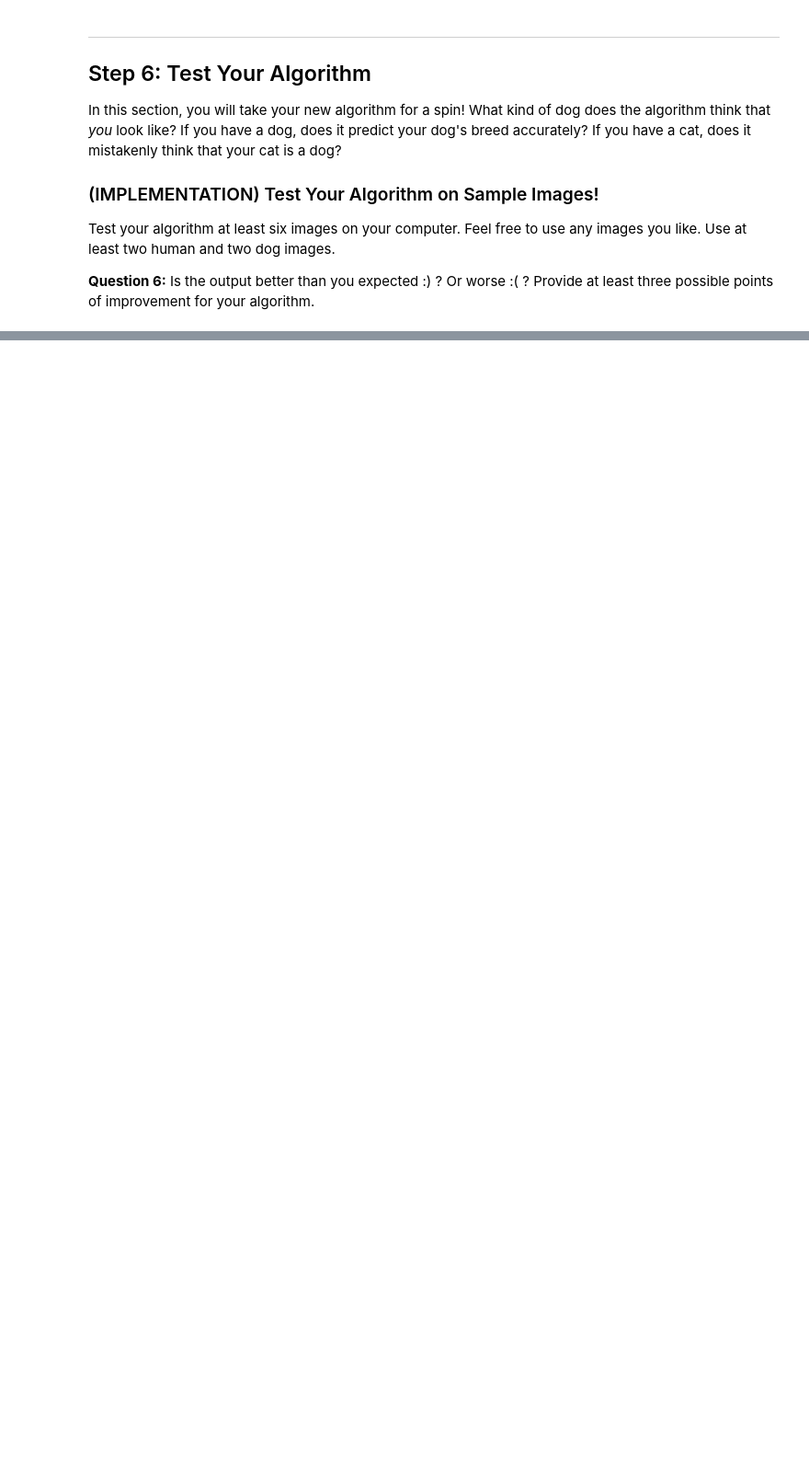
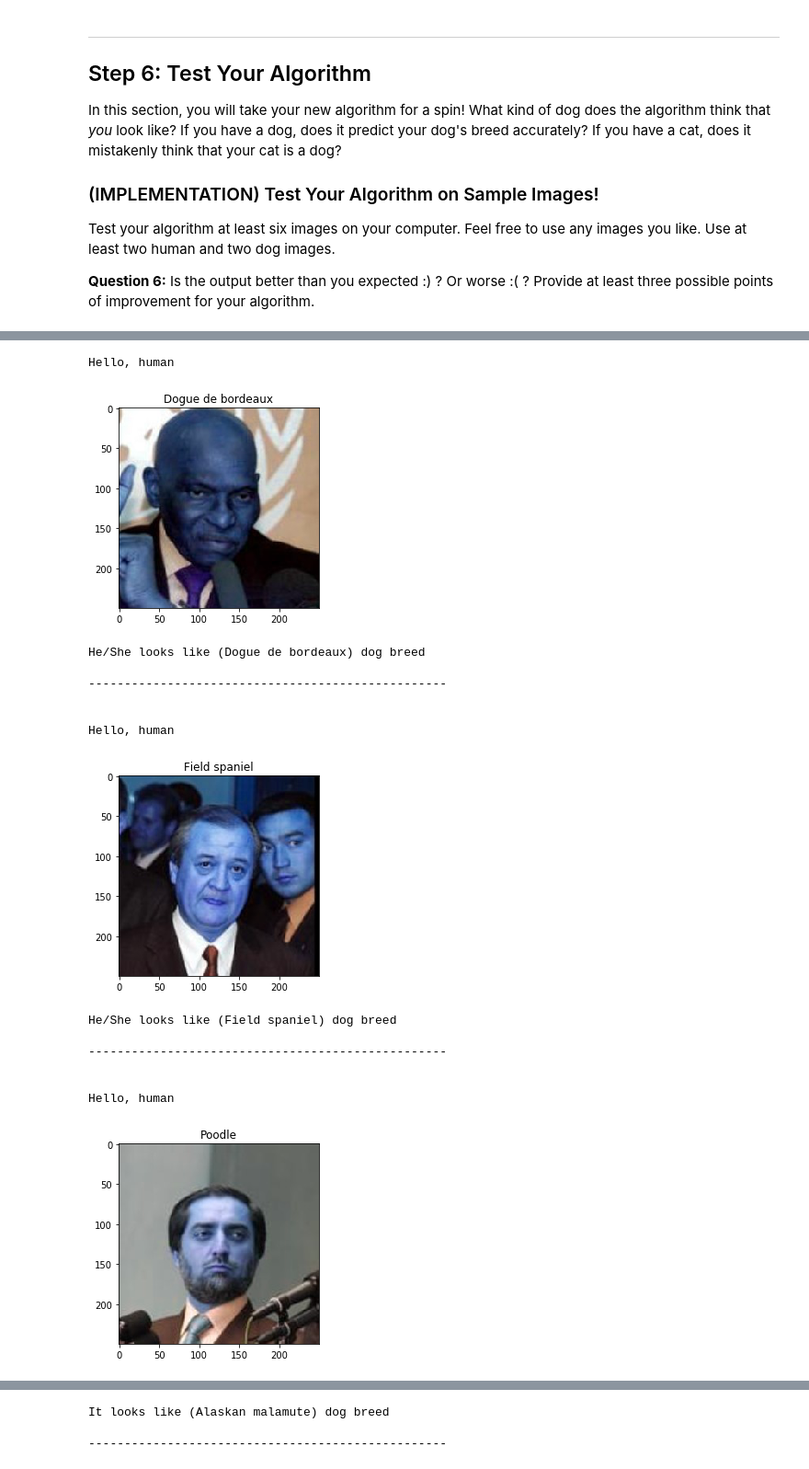
Before and after one commit to Abdulrahman-Khalid/dog-breed-classification-CNN, a Jupyter notebook: dog_app.ipynb, the cells around one changed output, grey strips where cells are left out. Shown at 92% size. Drawn from its saved outputs; the diff is of its cells as text; code cells hidden in the pictures; blank space fills up the shorter version.

```diff
--- a/dog_app.ipynb
+++ b/dog_app.ipynb
@@ -474,4 +732,12 @@ optimizer_transfer = None
+# %%
+criterion_transfer = nn.CrossEntropyLoss()
+optimizer_transfer = optim.SGD(model_transfer.classifier.parameters(), lr=0.001, momentum=0.9) # model_transfer.fc parameters only
 # %% [markdown]
 ### (IMPLEMENTATION) Train and Validate the Model
 
 Train and validate your model in the code cell below.  [Save the final model parameters](http://pytorch.org/docs/master/notes/serialization.html) at filepath `'model_transfer.pt'`.
+# %%
+# train the model
+n_epochs = 10
+model_transfer = train(n_epochs, loaders_transfer, model_transfer, optimizer_transfer,
+                       criterion_transfer, use_cuda, 'Models/model_transfer.pt')
@@ -478,6 +762,3 @@ Train and validate your model in the code cell below.  [Save the final model par
 # %%
-# train the model
-model_transfer = # train(n_epochs, loaders_transfer, model_transfer, optimizer_transfer, criterion_transfer, use_cuda, 'model_transfer.pt')
-
 # load the model that got the best validation accuracy (uncomment the line below)
-#model_transfer.load_state_dict(torch.load('model_transfer.pt'))
+model_transfer.load_state_dict(torch.load('Models/model_transfer.pt'))
@@ -528,3 +824,30 @@ def run_app(img_path):
+# %%
+### TODO: Write your algorithm.
+### Feel free to use as many code cells as needed.
+def show_image(img_path, breed, size = (16,4)):
+    plt.figure(figsize=size)
+    plt.title(breed)
+    image = cv2.imread(img_path)
+    plt.imshow(image)
+    plt.show()
+
+def run_app(img_path):
+    ## handle cases for a human face, dog, and neither
+    is_human = face_detector(img_path)
+    is_dog = dog_detector(img_path)
+    breed = predict_breed_transfer(img_path)
+    if(is_human):
+        print('Hello, human')
+        show_image(img_path, breed)
+        print("He/She looks like (" + breed+ ") dog breed")
+    elif(is_dog):
+        print('It is dog')
+        show_image(img_path, breed)
+        print("It looks like (" + breed+ ") dog breed")
+    else:
+        print('Not a human, Not a dog, What is this creature ?!!!')
+        show_image(img_path, breed)
+    print('\n--------------------------------------------------\n\n')
 # %% [markdown]
 ---
 <a id='step6'></a>
@@ -542,8 +873,25 @@ __Answer:__ (Three possible points for improvement)
 # %%
 ## TODO: Execute your algorithm from Step 6 on
 ## at least 6 images on your computer.
 ## Feel free to use as many code cells as needed.
 
 ## suggested code, below
-for file in np.hstack((human_files[:3], dog_files[:3])):
+for file in np.hstack((human_files[20:23], dog_files[20:23])):
     run_app(file)
+# %% [output]
+Hello, human
+[figure, added]
+He/She looks like (Dogue de bordeaux) dog breed
+
+--------------------------------------------------
+
+
+Hello, human
+[figure, added]
+He/She looks like (Field spaniel) dog breed
+
+--------------------------------------------------
+
+
+Hello, human
+[figure, added]
@@ -549,0 +919,3 @@ for file in np.hstack((human_files[:3], dog_files[:3])):
+It looks like (Alaskan malamute) dog breed
+
+--------------------------------------------------
```
Also changed, not shown: parts of 40 cells of this notebook, 1 other file.
